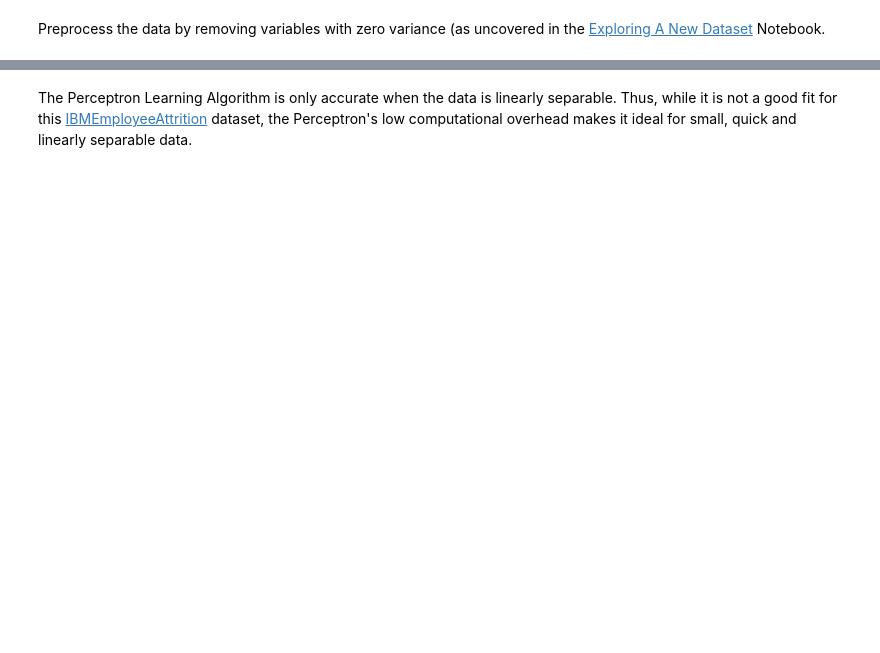
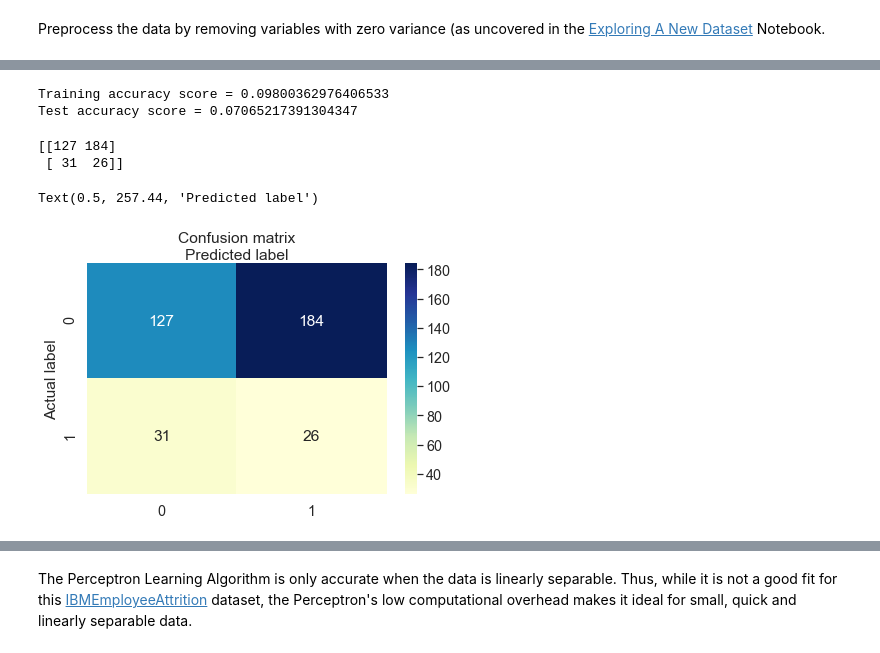
Before and after one commit to Madison-Bunting/INDE-577, a Jupyter notebook: supervised learning/3 - perceptron/Perceptron.ipynb, the cells around one changed output, grey strips where cells are left out. Saved outputs shown, nothing was run; the diff lists cells and outputs as text; code cells hidden in the pictures; blank space fills up the shorter version.

```diff
--- a/supervised learning/3 - perceptron/Perceptron.ipynb
+++ b/supervised learning/3 - perceptron/Perceptron.ipynb
@@ -126,0 +206,36 @@ Predicted Label:  Stayed
+# %%
+y_pred = model.prediction(X_train, model.weights)
+print(f'Training accuracy score = {accuracy_score(y_train, y_pred)}')
+
+y_pred_test = model.prediction(X_test, model.weights)
+print(f'Test accuracy score = {accuracy_score(y_test, y_pred_test)}')
+# %% [output]
+Training accuracy score = 0.09800362976406533
+Test accuracy score = 0.07065217391304347
+# %%
+#Creating the confusion matrix
+cnf_matrix = confusion_matrix(y_test, y_pred_test)
+class_names=[0,1] # name of classes
+
+#The confusion matrix was coming out with a "T" in the middle of the data, so the lines below fix the formatting
+cnf_matrix = np.delete(cnf_matrix, 0, 0) #delete first row of confusion matrix
+cnf_matrix = np.delete(cnf_matrix, 1, 1) #delete middle column of confusion matrix
+
+#Creating the figure
+fig, ax = plt.subplots()
+tick_marks = np.arange(len(class_names))
+plt.xticks(tick_marks, class_names)
+plt.yticks(tick_marks, class_names)
+
+#Adding the heatmap
+sns.heatmap(pd.DataFrame(cnf_matrix), annot=True, cmap="YlGnBu" ,fmt='g')
+ax.xaxis.set_label_position("top")
+plt.tight_layout()
+plt.title('Confusion matrix', y=1.1)
+plt.ylabel('Actual label')
+plt.xlabel('Predicted label')
+# %% [output]
+[[127 184]
+ [ 31  26]]
+Text(0.5, 257.44, 'Predicted label')
+[figure, added]
```
Also changed, not shown: parts of 26 cells of this notebook.
